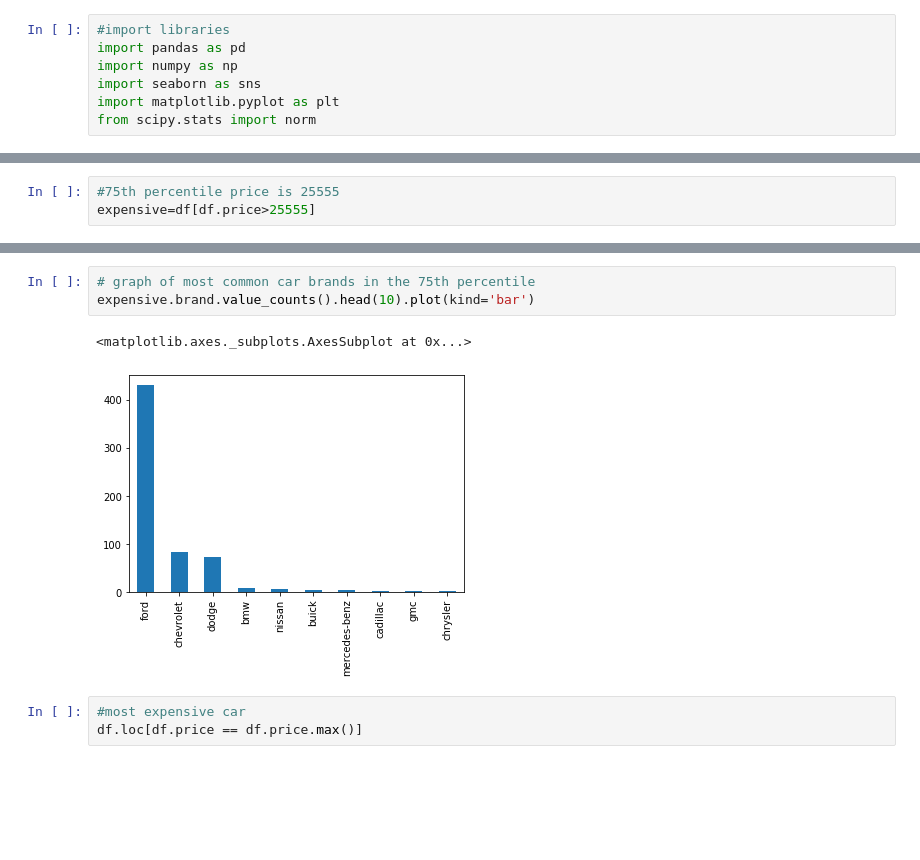
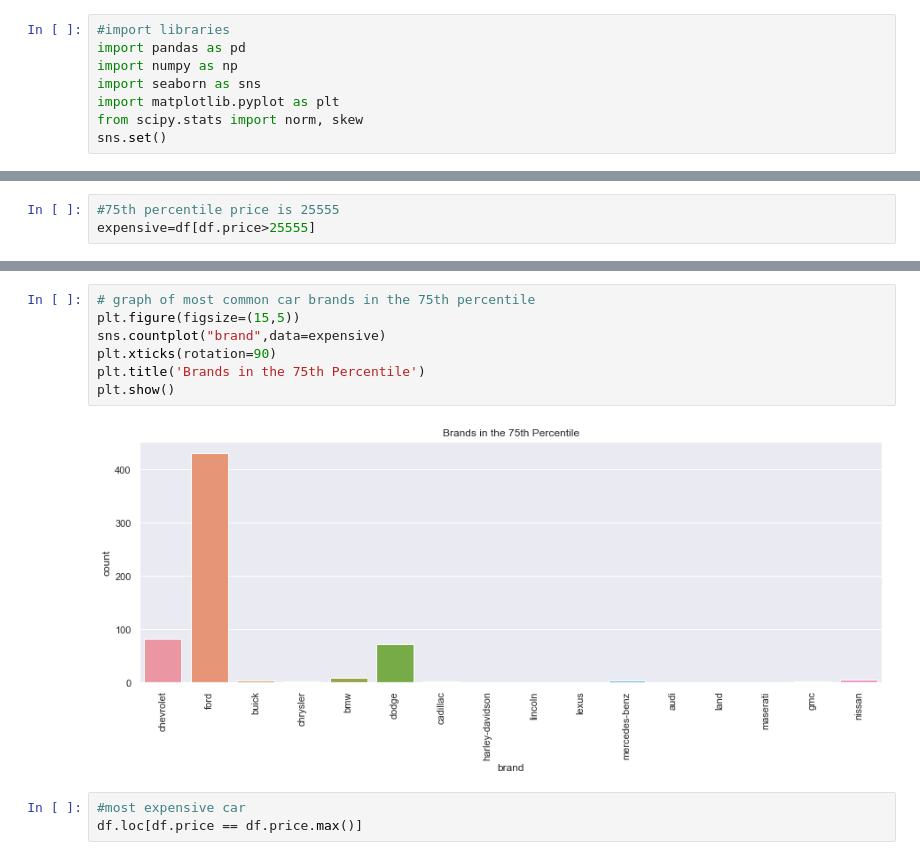
Before and after one commit to akim3245/Car_Price_Prediction, a Jupyter notebook: Cars_Dev.ipynb, the cells around one changed output, grey strips where cells are left out. Saved outputs shown, nothing was run; the diff lists cells and outputs as text; blank space fills up the shorter version.

```diff
--- a/Cars_Dev.ipynb
+++ b/Cars_Dev.ipynb
@@ -4,7 +4,8 @@ import pandas as pd
 import numpy as np
 import seaborn as sns
 import matplotlib.pyplot as plt
-from scipy.stats import norm
+from scipy.stats import norm, skew
+sns.set()
 # %%
 #load dataset
 df = pd.read_csv("USA_cars_datasets.csv")
@@ -191,9 +194,12 @@ expensive.model.value_counts().head(20).plot(kind='bar',color='blue')
 # %%
 # graph of most common car brands in the 75th percentile
-expensive.brand.value_counts().head(10).plot(kind='bar')
+plt.figure(figsize=(15,5))
+sns.countplot("brand",data=expensive)
+plt.xticks(rotation=90)
+plt.title('Brands in the 75th Percentile')
+plt.show()
 # %% [output]
-<matplotlib.axes._subplots.AxesSubplot at 0x...>
-[figure, old version]
+[figure, new version]
 # %%
 #most expensive car
 df.loc[df.price == df.price.max()]
```
Also changed, not shown: parts of 45 cells of this notebook.
